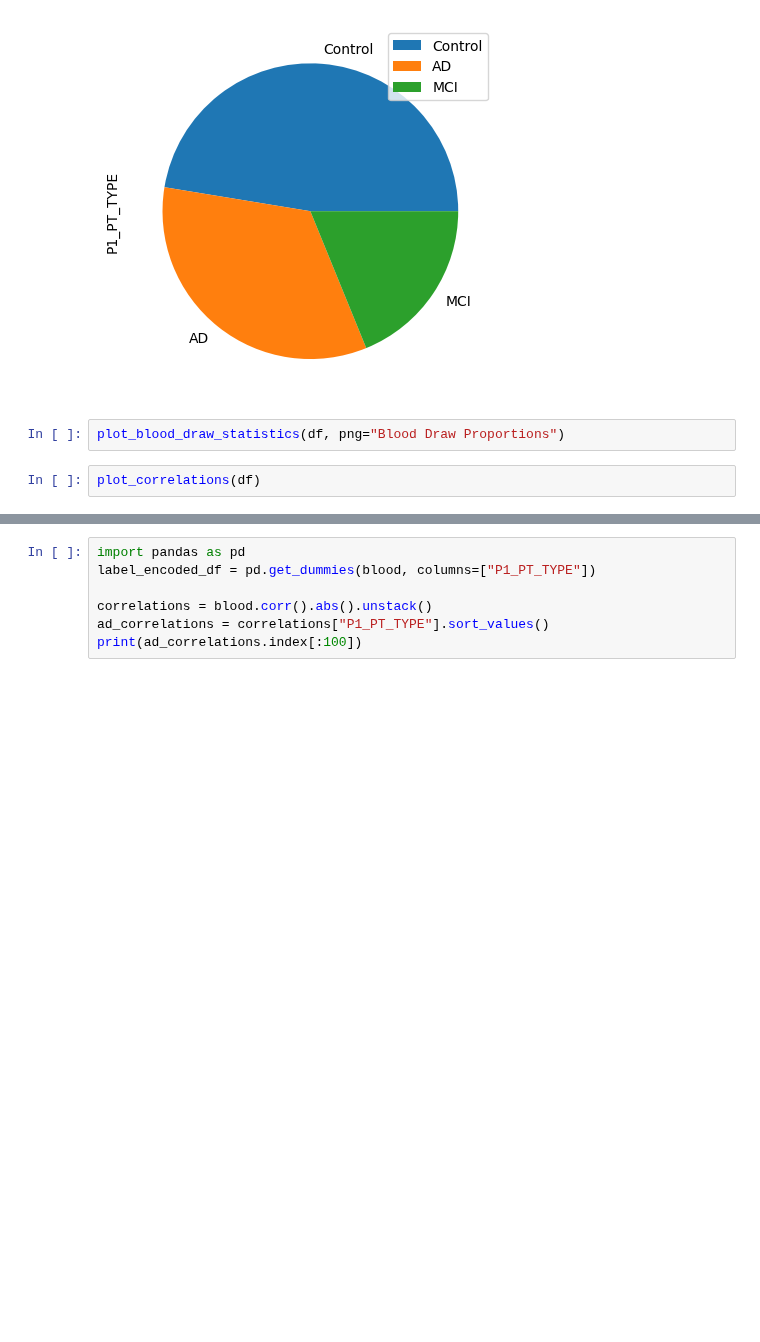
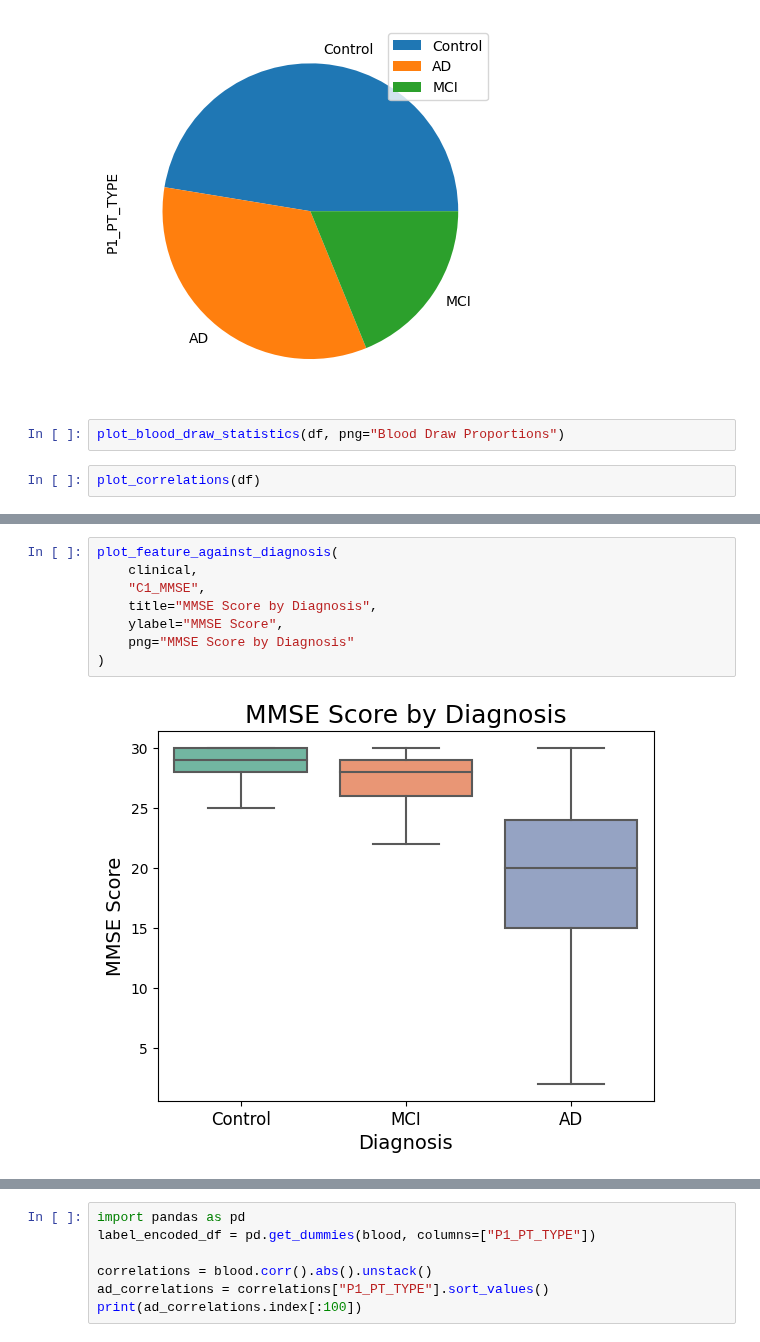
Before and after one commit to anusha1207/TARCC-Alzheimers, a Jupyter notebook: main.ipynb, the cells around one changed output, grey strips where cells are left out. Cells and saved outputs as stored; diff of their text form; blank space fills up the shorter version.

```diff
--- a/main.ipynb
+++ b/main.ipynb
@@ -20,0 +32,10 @@ plot_correlations(df)
+# %%
+plot_feature_against_diagnosis(
+    clinical,
+    "C1_MMSE",
+    title="MMSE Score by Diagnosis",
+    ylabel="MMSE Score",
+    png="MMSE Score by Diagnosis"
+)
+# %% [output]
+[figure, added]
```
Also changed, not shown: parts of 6 cells of this notebook, 1 other file.
